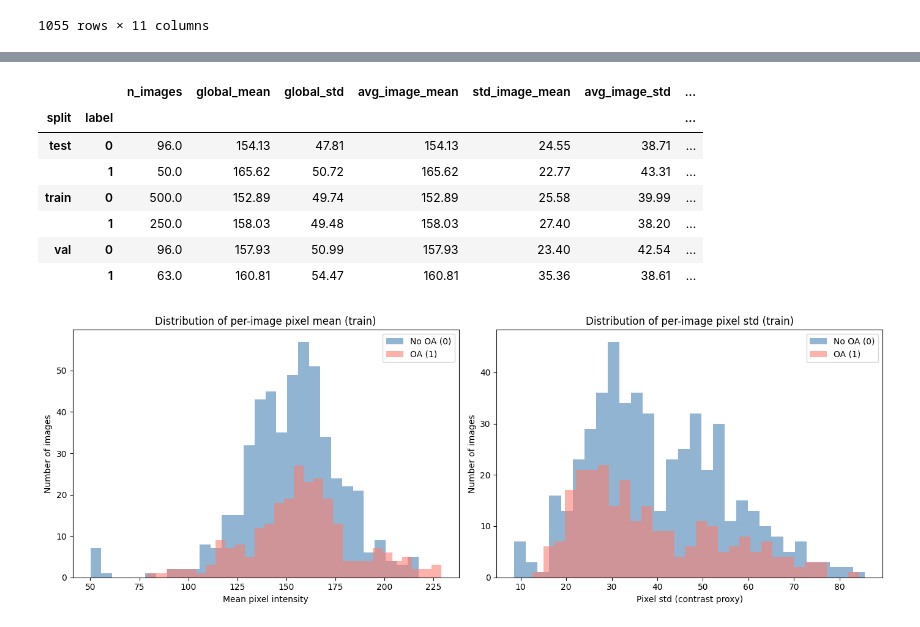
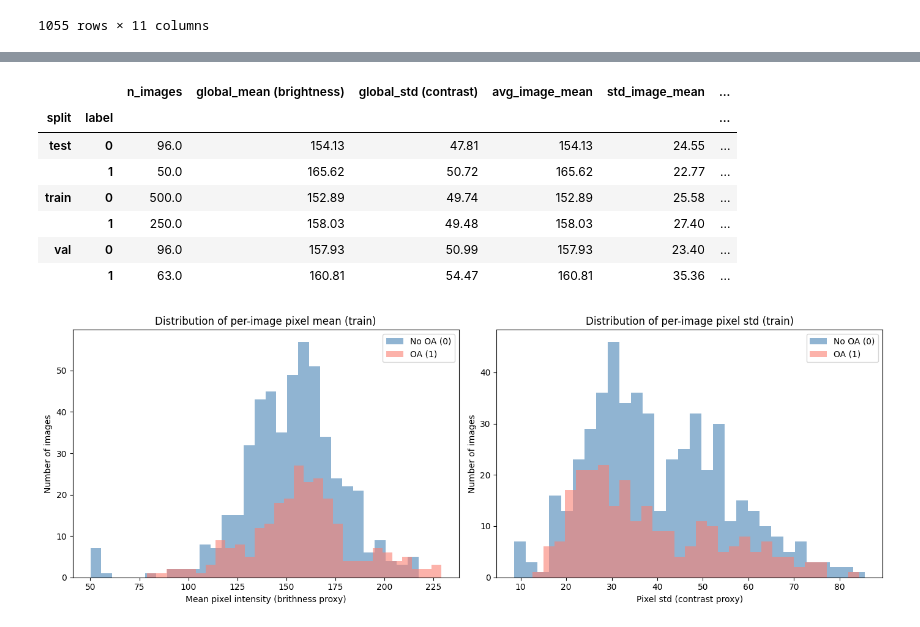
Before and after one commit to cornelka/ugentAI_kneeOA, a Jupyter notebook: notebooks/1_preprocessing/preprocessing.ipynb, the cells around one changed output, grey strips where cells are left out. Saved outputs shown, nothing was run; the diff lists cells and outputs as text; code cells hidden in the pictures.

```diff
--- a/notebooks/1_preprocessing/preprocessing.ipynb
+++ b/notebooks/1_preprocessing/preprocessing.ipynb
@@ -274,12 +298,9 @@ Explore pixel value distributions per split and class. Pixel values are in [0, 2
 # %%
-import numpy as np
-from PIL import ImageStat
-
 src_path = "../../data/1_source"
 
 
 def per_image_stats(row):
-    path = Path(src_path) / row["folder"] / row["filename"]
+    path = src_path + "/" + row["folder"] + "/" + row["filename"]
     with Image.open(path) as im:
         stat = ImageStat.Stat(im)
     return pd.Series(
@@ -288,6 +309,7 @@ def per_image_stats(row):
             "pixel_std": stat.stddev[0],
             "pixel_min": stat.extrema[0][0],
             "pixel_max": stat.extrema[0][1],
+            "dynamic_range": stat.extrema[0][1] - stat.extrema[0][0],
             "pixel_sum": stat.sum[0],
             "pixel_sq_sum": stat.sum2[0],
             "pixel_count": stat.count[0],
@@ -307,12 +329,14 @@ def exact_global_stats(grp):
     return pd.Series(
         {
             "n_images": len(grp),
-            "global_mean": round(mean, 2),
-            "global_std": round(std, 2),
+            "global_mean (brightness)": round(mean, 2),
+            "global_std (contrast)": round(std, 2),
             "avg_image_mean": round(grp["pixel_mean"].mean(), 2),
             "std_image_mean": round(grp["pixel_mean"].std(), 2),
             "avg_image_std": round(grp["pixel_std"].mean(), 2),
             "std_image_std": round(grp["pixel_std"].std(), 2),
+            "avg_dynamic_range": round(grp["dynamic_range"].mean(), 2),
+            "std_dynamic_range": round(grp["dynamic_range"].std(), 2),
         }
     )
 
@@ -320,38 +344,38 @@ def exact_global_stats(grp):
 summary = images_stats_df.groupby(["split", "label"]).apply(exact_global_stats)
 summary
 # %% [output]
-|  |  | n_images | global_mean | global_std | avg_image_mean | std_image_mean | avg_image_std | ... |
-| split | label |  |  |  |  |  |  | ... |
-| test | 0 | 96.0 | 154.13 | 47.81 | 154.13 | 24.55 | 38.71 | ... |
-|  | 1 | 50.0 | 165.62 | 50.72 | 165.62 | 22.77 | 43.31 | ... |
-| train | 0 | 500.0 | 152.89 | 49.74 | 152.89 | 25.58 | 39.99 | ... |
-|  | 1 | 250.0 | 158.03 | 49.48 | 158.03 | 27.40 | 38.20 | ... |
-| val | 0 | 96.0 | 157.93 | 50.99 | 157.93 | 23.40 | 42.54 | ... |
-|  | 1 | 63.0 | 160.81 | 54.47 | 160.81 | 35.36 | 38.61 | ... |
+|  |  | n_images | global_mean (brightness) | global_std (contrast) | avg_image_mean | std_image_mean | ... |
+| split | label |  |  |  |  |  | ... |
+| test | 0 | 96.0 | 154.13 | 47.81 | 154.13 | 24.55 | ... |
+|  | 1 | 50.0 | 165.62 | 50.72 | 165.62 | 22.77 | ... |
+| train | 0 | 500.0 | 152.89 | 49.74 | 152.89 | 25.58 | ... |
+|  | 1 | 250.0 | 158.03 | 49.48 | 158.03 | 27.40 | ... |
+| val | 0 | 96.0 | 157.93 | 50.99 | 157.93 | 23.40 | ... |
+|  | 1 | 63.0 | 160.81 | 54.47 | 160.81 | 35.36 | ... |
 # %%
 train_stats = images_stats_df[images_stats_df["split"] == "train"]
 
 fig, axes = plt.subplots(1, 2, figsize=(14, 5))
 
 # Per-image mean distribution by class
 for label, color, name in [("0", "steelblue", "No OA (0)"), ("1", "salmon", "OA (1)")]:
     subset = train_stats[train_stats["label"] == label]["pixel_mean"]
     axes[0].hist(subset, bins=30, alpha=0.6, color=color, label=name)
 axes[0].set_title("Distribution of per-image pixel mean (train)")
-axes[0].set_xlabel("Mean pixel intensity")
+axes[0].set_xlabel("Mean pixel intensity (brithness proxy)")
 axes[0].set_ylabel("Number of images")
 axes[0].legend()
 
 # Per-image std distribution by class
 for label, color, name in [("0", "steelblue", "No OA (0)"), ("1", "salmon", "OA (1)")]:
     subset = train_stats[train_stats["label"] == label]["pixel_std"]
     axes[1].hist(subset, bins=30, alpha=0.6, color=color, label=name)
 axes[1].set_title("Distribution of per-image pixel std (train)")
 axes[1].set_xlabel("Pixel std (contrast proxy)")
 axes[1].set_ylabel("Number of images")
 axes[1].legend()
 
 plt.tight_layout()
 plt.show()
 # %% [output]
-[figure, old version]
+[figure, new version]
```
Also changed, not shown: parts of 34 cells of this notebook, 2 other files.
